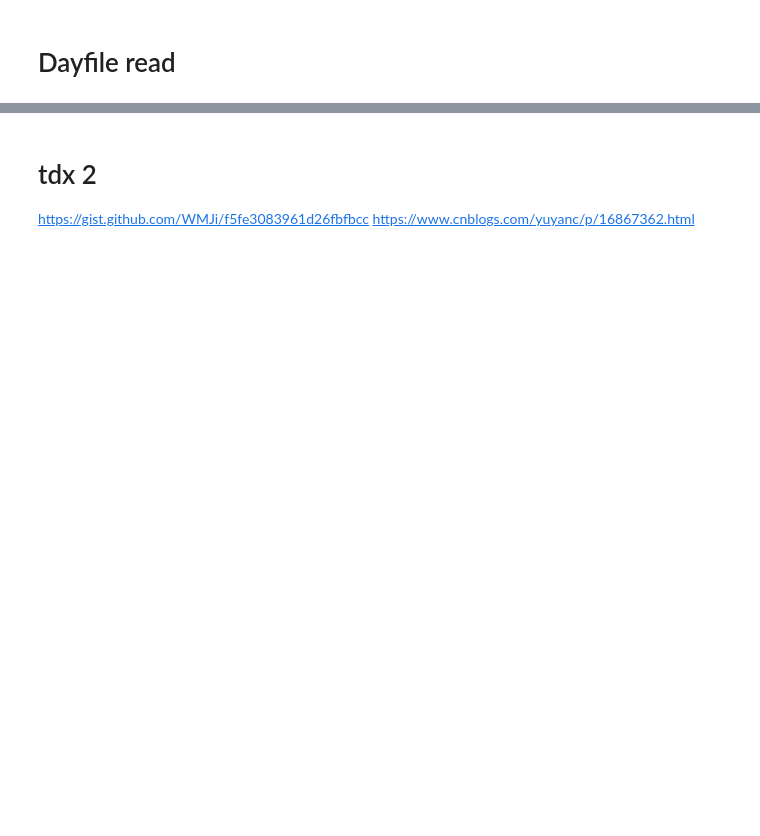
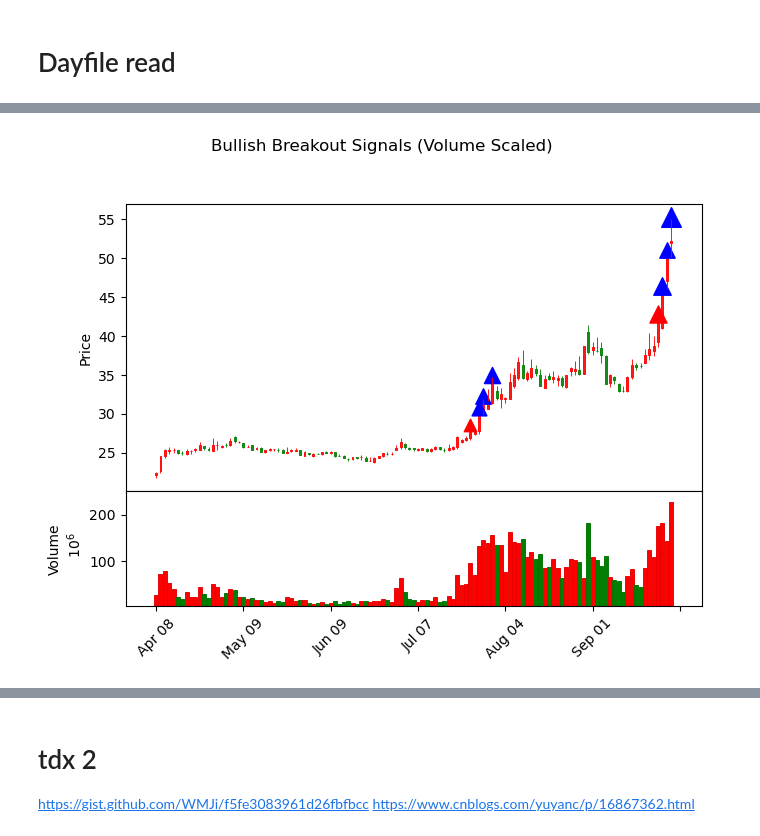
Before and after one commit to johnsonhongyi/pyQuant3, a Jupyter notebook: stock/jupyterAlgo/Quant2023/tdx_day_read.ipynb, the cells around one changed output, grey strips where cells are left out. Saved outputs shown, nothing was run; the diff lists cells and outputs as text; code cells hidden in the pictures; blank space fills up the shorter version.

```diff
--- a/stock/jupyterAlgo/Quant2023/tdx_day_read.ipynb
+++ b/stock/jupyterAlgo/Quant2023/tdx_day_read.ipynb
@@ -37,0 +68,12 @@ def readTdxLdayFile(fname="D:\\MacTools\\WinTools\\new_tdx\\vipdoc\\sh\\lday\\sh
+# %%
+# code='000009'
+code='600895'
+df = tdd.get_tdx_Exp_day_to_df(code,dl=ct.duration_date_day*2,resample='d',lastday=None )
+# %%
+df['bullish_breakout'] = detect_bullish_breakout(df)
+# %%
+# df.bullish_breakout[-60:]
+# df
+# df.loc[:,['open','high','close','low','upper','ene','lower']][-60:]
+df['volume'] = df['vol']
+print(df[df['bullish_breakout']])
@@ -37,0 +98,69 @@ def readTdxLdayFile(fname="D:\\MacTools\\WinTools\\new_tdx\\vipdoc\\sh\\lday\\sh
+# %%
+import pandas as pd
+import numpy as np
+import mplfinance as mpf
+
+def plot_bullish_breakout(df, bullish_col='bullish_breakout', gap=5, offset=0.3, min_size=80, max_size=200):
+    """
+    绘制多头爆发信号，红色表示第一次冲击，蓝色表示第二次爆发。
+    箭头大小随成交量变化。
+
+    df: 日K线数据，必须包含 'open','high','low','close','vol' 和 bullish_col
+    bullish_col: 信号列，True表示信号
+    gap: 两次信号间隔交易日数区分第一次/第二次
+    offset: 箭头在K线上方偏移量
+    min_size, max_size: 箭头最小和最大大小
+    """
+    df_plot = df.copy()
+    df_plot.index = pd.to_datetime(df_plot.index)
+
+    mc = mpf.make_marketcolors(up='red', down='green', edge='i', wick='i', volume='in')
+    s = mpf.make_mpf_style(marketcolors=mc)
+
+    # 找到信号点索引
+    signal_idx = df_plot[df_plot[bullish_col]].index
+    signal_pos = df_plot.index.get_indexer(signal_idx)
+
+    if len(signal_idx) == 0:
+        # 没有信号直接绘制K线
+        mpf.plot(df_plot, type='candle', style=s, volume=True,
+                 title="Bullish Breakout Signals", ylabel="Price", ylabel_lower="Volume")
+        return
+
+    # 计算每个信号的箭头大小
+    vol_signal = df_plot.loc[signal_idx, 'vol']
+    vol_min, vol_max = vol_signal.min(), vol_signal.max()
+    markersizes = min_size + (vol_signal - vol_min) / (vol_max - vol_min) * (max_size - min_size)
+
+    # 根据 gap 区分第一次/第二次突破
+    colors = []
+    last_pos = -gap*2
+    for pos in signal_pos:
+        if pos - last_pos > gap:
+            colors.append('r')  # 第一次冲击
+        else:
+            colors.append('b')  # 第二次爆发
+        last_pos = pos
+
+    # 生成 addplot，每个信号点对应一个 scatter
+    ap = []
+    for i, idx in enumerate(signal_idx):
+        price_series = pd.Series(np.nan, index=df_plot.index)
+        price_series[idx] = df_plot.loc[idx, 'high'] + offset
+        ap.append(
+            mpf.make_addplot(price_series, type='scatter',
+                             markersize=markersizes.iloc[i], marker='^', color=colors[i])
+        )
+
+    # 绘制
+    mpf.plot(df_plot, type='candle', style=s, addplot=ap,
+             volume=True, title="Bullish Breakout Signals (Volume Scaled)",
+             ylabel="Price", ylabel_lower="Volume")
+
+
+
+
+# 使用示例
+plot_bullish_breakout(df)
+# %% [output]
+[figure, added]
```
Also changed, not shown: parts of 29 cells of this notebook, 15 other files.
